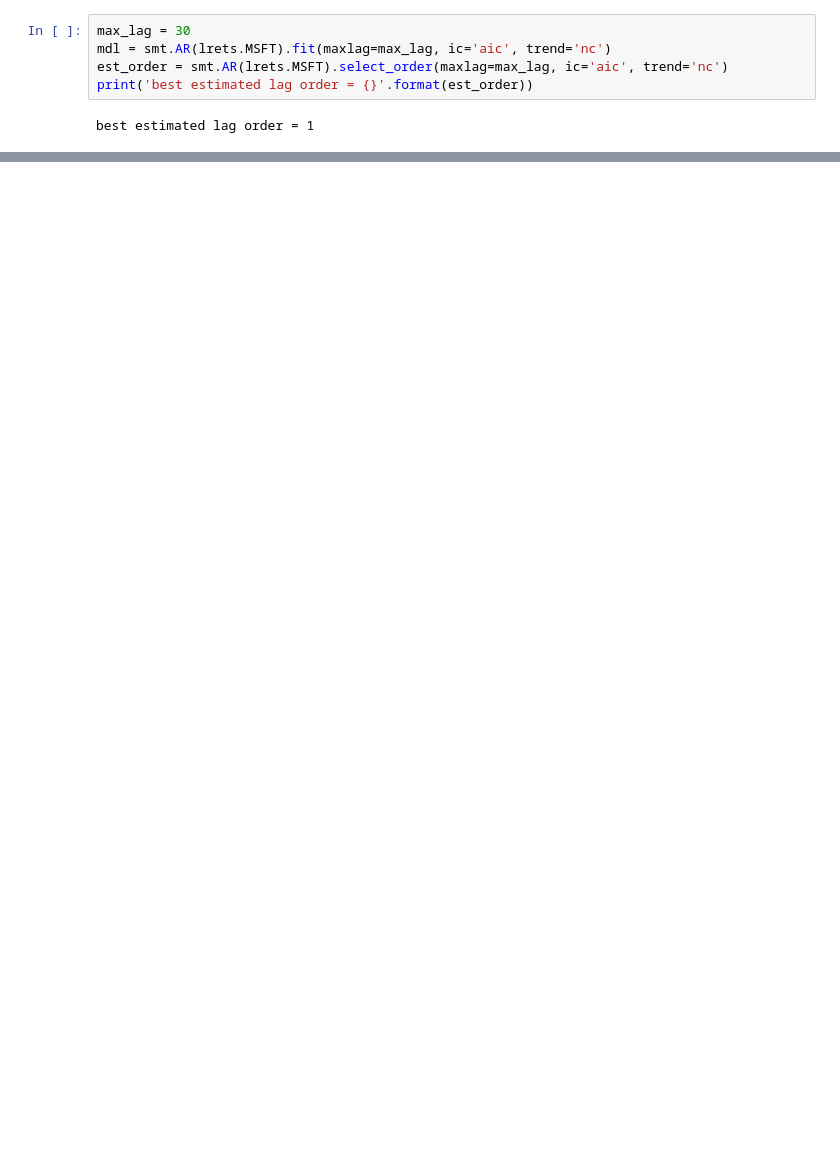
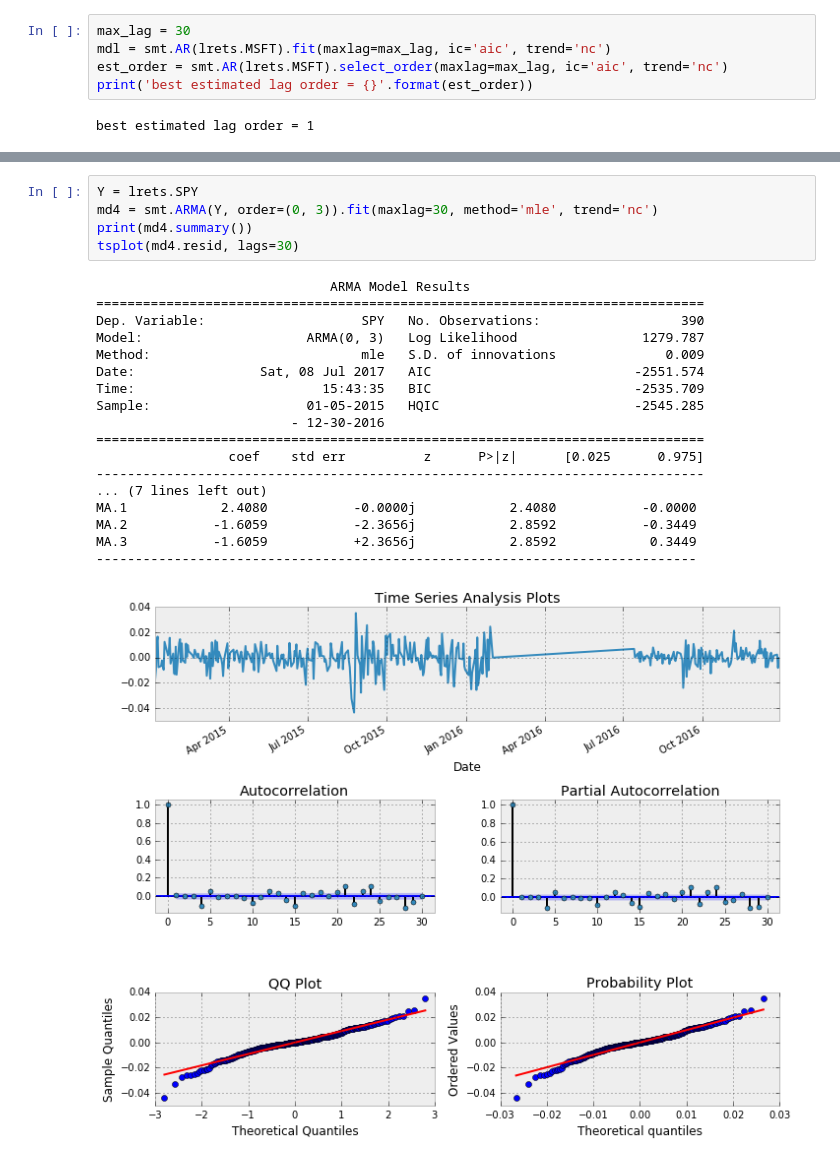
Before and after one commit to hisarack/hello-tsa, a Jupyter notebook: hello_statsmodel.ipynb, the cells around one changed output, grey strips where cells are left out. Drawn from its saved outputs; the diff is of its cells as text; blank space fills up the shorter version.

Commit message:
Add MA,ARMA,ARIMA and forecast example

```diff
--- a/hello_statsmodel.ipynb
+++ b/hello_statsmodel.ipynb
@@ -108,0 +172,24 @@ best estimated lag order = 1
+# %%
+Y = lrets.SPY
+md4 = smt.ARMA(Y, order=(0, 3)).fit(maxlag=30, method='mle', trend='nc')
+print(md4.summary())
+tsplot(md4.resid, lags=30)
+# %% [output]
+                              ARMA Model Results
+==============================================================================
+Dep. Variable:                    SPY   No. Observations:                  390
+Model:                     ARMA(0, 3)   Log Likelihood                1279.787
+Method:                           mle   S.D. of innovations              0.009
+Date:                Sat, 08 Jul 2017   AIC                          -2551.574
+Time:                        15:43:35   BIC                          -2535.709
+Sample:                    01-05-2015   HQIC                         -2545.285
+                         - 12-30-2016
+==============================================================================
+                 coef    std err          z      P>|z|      [0.025      0.975]
+------------------------------------------------------------------------------
+... (7 lines left out)
+MA.1            2.4080           -0.0000j            2.4080           -0.0000
+MA.2           -1.6059           -2.3656j            2.8592           -0.3449
+MA.3           -1.6059           +2.3656j            2.8592            0.3449
+-----------------------------------------------------------------------------
+[figure, added]
```
Also changed, not shown: parts of 14 cells of this notebook.
